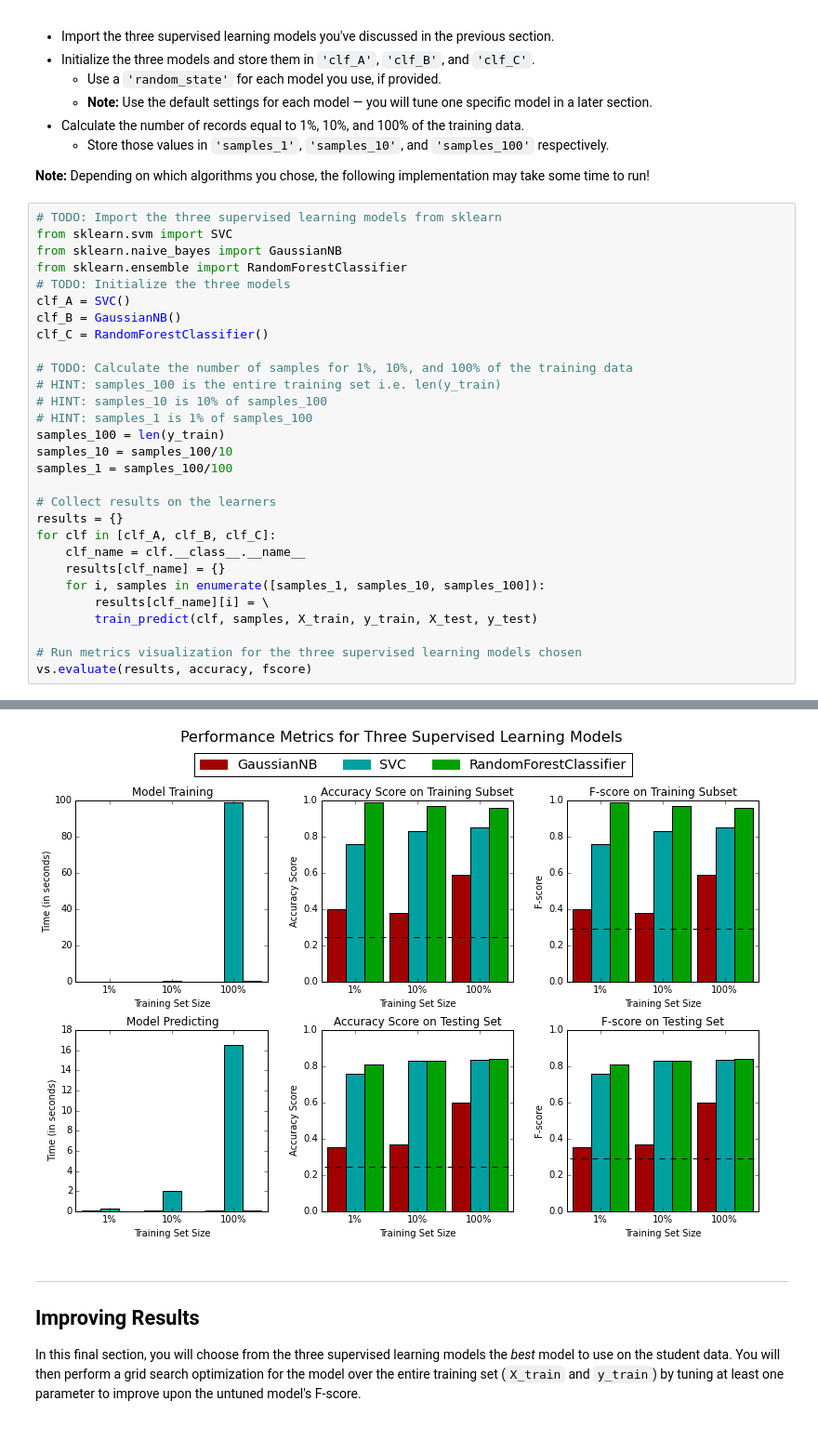
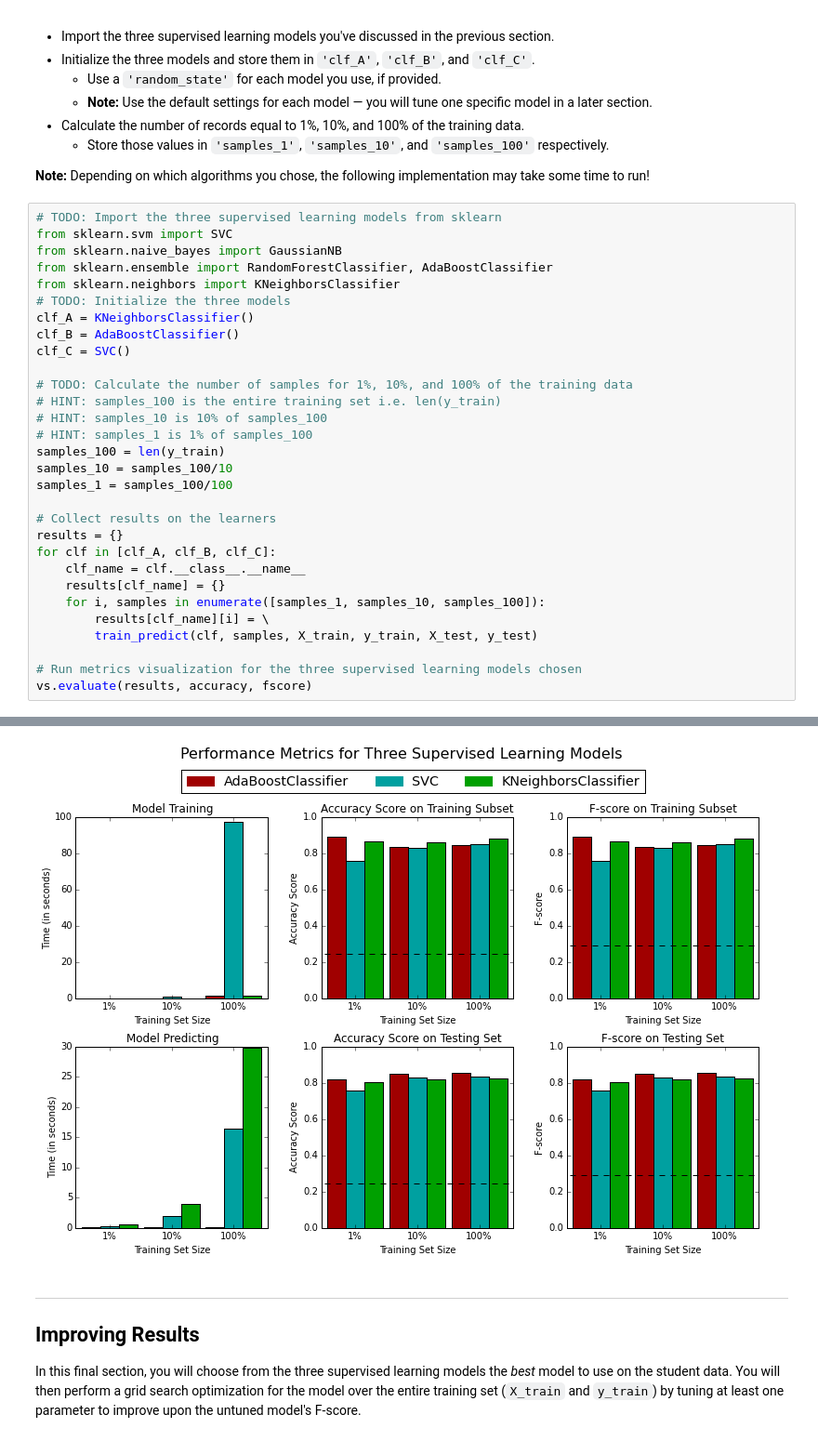
Before and after one commit to maya-jha/datascience, a Jupyter notebook: udacity/finding_donors/finding_donors.ipynb, the cells around one changed output, grey strips where cells are left out. Shown: that part at 93% size. Saved outputs shown, nothing was run; the diff lists cells and outputs as text.

```diff
--- a/udacity/finding_donors/finding_donors.ipynb
+++ b/udacity/finding_donors/finding_donors.ipynb
@@ -368,11 +368,12 @@ In the code cell, you will need to implement the following:
 # TODO: Import the three supervised learning models from sklearn
 from sklearn.svm import SVC
 from sklearn.naive_bayes import GaussianNB
-from sklearn.ensemble import RandomForestClassifier
+from sklearn.ensemble import RandomForestClassifier, AdaBoostClassifier
+from sklearn.neighbors import KNeighborsClassifier
 # TODO: Initialize the three models
-clf_A = SVC()
-clf_B = GaussianNB()
-clf_C = RandomForestClassifier()
+clf_A = KNeighborsClassifier()
+clf_B = AdaBoostClassifier()
+clf_C = SVC()
 
 # TODO: Calculate the number of samples for 1%, 10%, and 100% of the training data
 # HINT: samples_100 is the entire training set i.e. len(y_train)
@@ -406,4 +407,4 @@ RandomForestClassifier trained on 36177 samples.
-[figure, old version]
+[figure, new version]
 # %% [markdown]
 ----
 ## Improving Results
```
Also changed, not shown: parts of 1 cell of this notebook.
